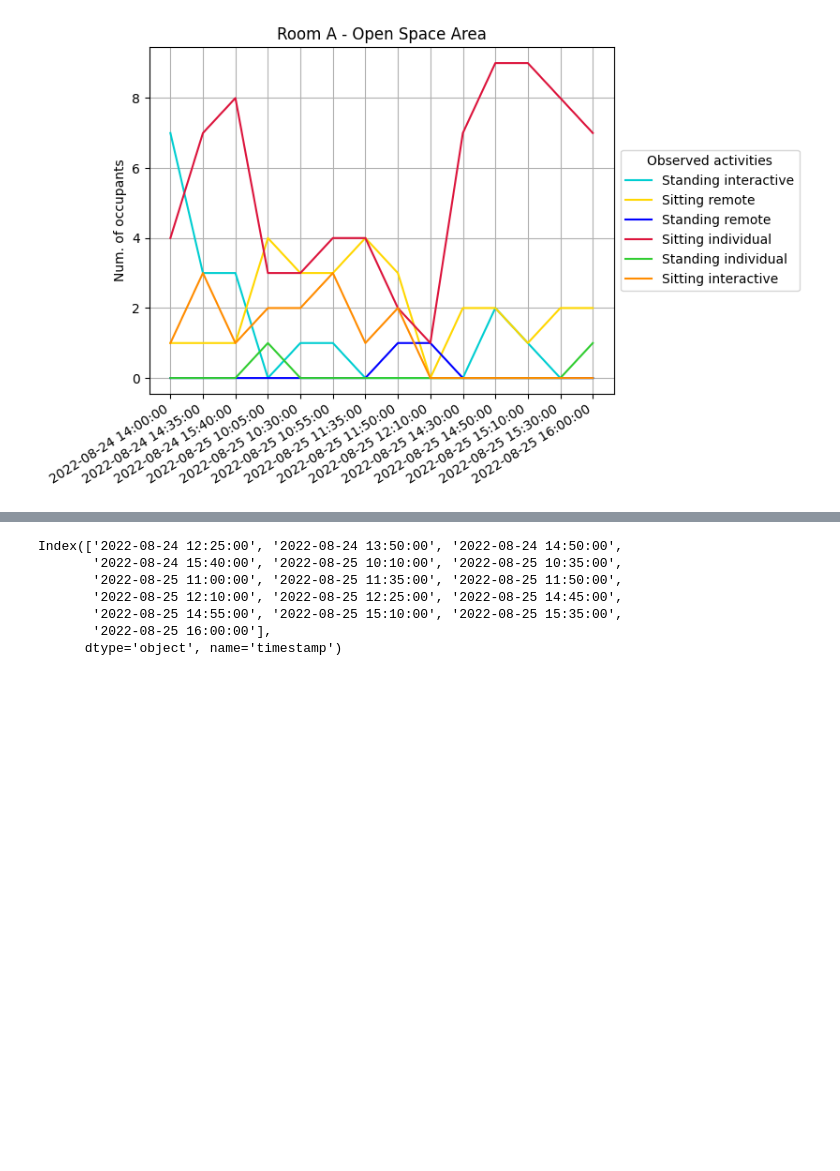
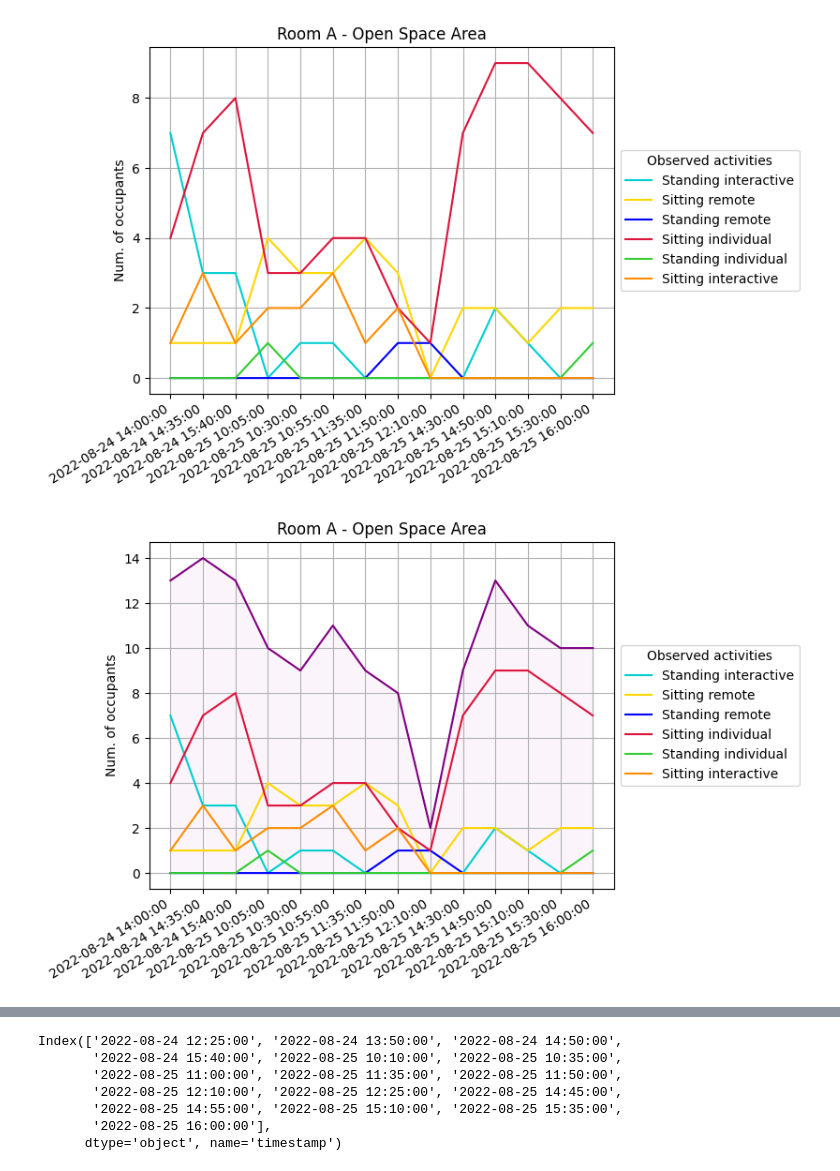
Before and after one commit to Mappo23/Arc-hest2022, a Jupyter notebook: arc-hest.ipynb, the cells around one changed output, grey strips where cells are left out. Drawn from its saved outputs; the diff is of its cells as text; code cells hidden in the pictures; blank space fills up the shorter version.

Commit message:
timeseries graph, added distribution

```diff
--- a/arc-hest.ipynb
+++ b/arc-hest.ipynb
@@ -576,3 +576,6 @@ timestamp            label
 Name: label, dtype: int64
 # %%
 A_timeseries = A.groupby('timestamp')['label'].value_counts()
+# %%
+A_dist = A.groupby('timestamp')['timestamp'].value_counts()
+A_dist = A_dist.droplevel(1)
@@ -789,5 +811,35 @@ plt.savefig("roomA_timeseries.png",
             orientation ='landscape')
 # %% [output]
 [figure]
+# %%
+fig, ax = plt.subplots()
+ax.grid(True)
+plt.xticks(rotation=32, ha='right')
+#plt.yticks(np.arange(0, max(sit_i), 1))
+ax.set_title('Room A - Open Space Area')
+ax.set_ylabel('Num. of occupants')
+
+sta_inter_g = plt.plot(sta_inter.index, sta_inter, c='darkturquoise', label='Standing interactive')
+sit_r_g = plt.plot(sit_r.index, sit_r, c='gold', label='Sitting remote')
+sta_r_g = plt.plot(sta_r.index, sta_r, c='blue', label='Standing remote')
+sit_i_g = plt.plot(sit_i.index, sit_i, c='crimson', label='Sitting individual')
+sta_i_g = plt.plot(sta_i.index, sta_i, c='limegreen', label='Standing individual')
+sit_inter_g = plt.plot(sit_inter.index, sit_inter, c='darkorange', label='Sitting interactive')
+#ax.legend([sit_i_g, sit_inter_g, sit_r_g, sta_i_g, sta_inter_g,  sta_r_g], ['Sitting individual', 'Sitting interactive', 'Sitting remote', 'Standing individual', 'Standing interactive', 'Standing remote'])
+
+dist_a = plt.plot(A_dist.index, A_dist, color='purple')
+ax.fill_between(A_dist.index, A_dist, alpha=.1, color='plum')
+
+handles, labels = ax.get_legend_handles_labels()
+ax.legend(handles, labels, title='Observed activities', loc='center left', bbox_to_anchor=(1, 0.5))
+#plt.legend(handles=[sit_i_g, sit_inter_g, sit_r_g, sta_i_g, sta_inter_g,  sta_r_g])
+plt.savefig("roomA_timeseries_dist.png",
+            dpi=400,
+            bbox_inches ="tight",
+            pad_inches = .2,
+            transparent = True,
+            orientation ='landscape')
+# %% [output]
+[figure, added]
 # %%
 B_timeseries = B.groupby('timestamp')['label'].value_counts()
```
Also changed, not shown: parts of 5 cells of this notebook.
